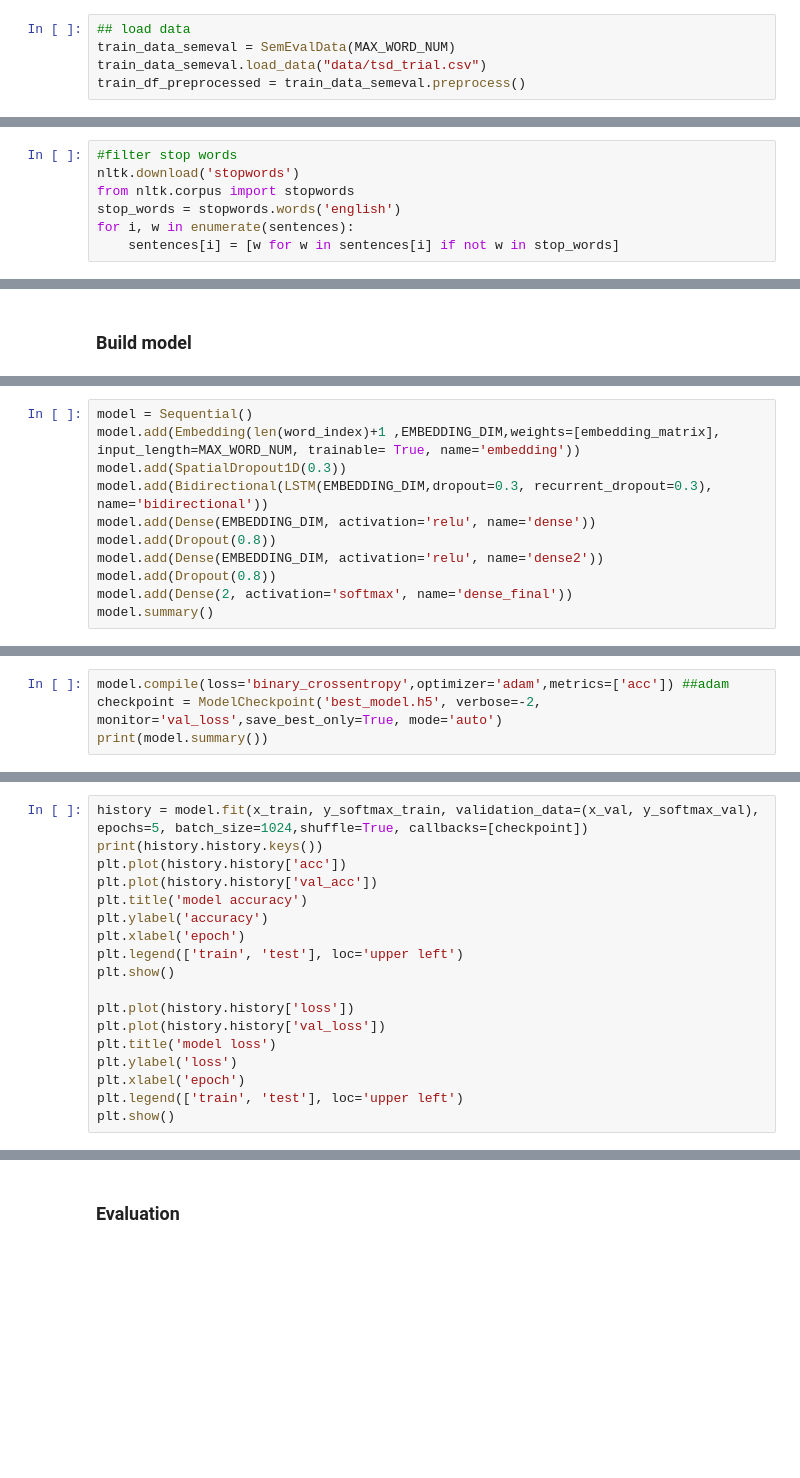
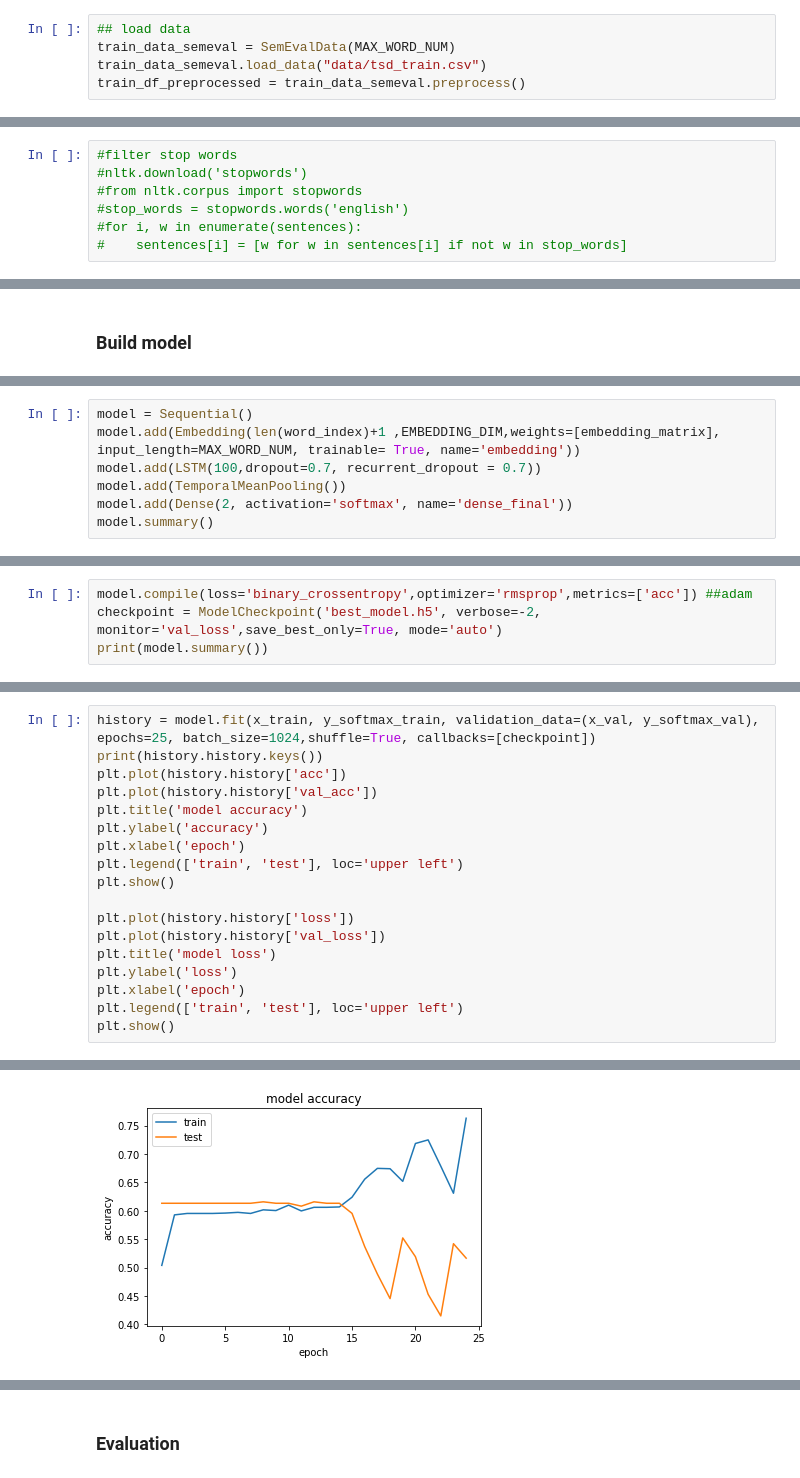
Before and after one commit to paatrycjaa/wedt-toxic-span-detection, a Jupyter notebook: lstm-lime.ipynb, the cells around one changed output, grey strips where cells are left out. Cells and saved outputs as stored; diff of their text form; blank space fills up the shorter version.

Commit message:
add not very good lstm

```diff
--- a/lstm-lime.ipynb
+++ b/lstm-lime.ipynb
@@ -46,7 +46,7 @@ True
 # %%
 ## load data
 train_data_semeval = SemEvalData(MAX_WORD_NUM)
-train_data_semeval.load_data("data/tsd_trial.csv")
+train_data_semeval.load_data("data/tsd_train.csv")
 train_df_preprocessed = train_data_semeval.preprocess()
 # %%
 train_df_preprocessed
@@ -93,8 +93,8 @@ for i, w in enumerate(sentences):
     sentences[i] = [word for word in sentences[i] if word.isalpha()]
 # %%
 #filter stop words
-nltk.download('stopwords')
-from nltk.corpus import stopwords
-stop_words = stopwords.words('english')
-for i, w in enumerate(sentences):
-    sentences[i] = [w for w in sentences[i] if not w in stop_words]
+#nltk.download('stopwords')
+#from nltk.corpus import stopwords
+#stop_words = stopwords.words('english')
+#for i, w in enumerate(sentences):
+#    sentences[i] = [w for w in sentences[i] if not w in stop_words]
@@ -180,11 +227,7 @@ for i in range(0, y_softmax_val.shape[0]):
 # %%
 model = Sequential()
 model.add(Embedding(len(word_index)+1 ,EMBEDDING_DIM,weights=[embedding_matrix], input_length=MAX_WORD_NUM, trainable= True, name='embedding'))
-model.add(SpatialDropout1D(0.3))
-model.add(Bidirectional(LSTM(EMBEDDING_DIM,dropout=0.3, recurrent_dropout=0.3), name='bidirectional'))
-model.add(Dense(EMBEDDING_DIM, activation='relu', name='dense'))
-model.add(Dropout(0.8))
-model.add(Dense(EMBEDDING_DIM, activation='relu', name='dense2'))
-model.add(Dropout(0.8))
+model.add(LSTM(100,dropout=0.7, recurrent_dropout = 0.7))
+model.add(TemporalMeanPooling())
 model.add(Dense(2, activation='softmax', name='dense_final'))
 model.summary()
@@ -191,4 +251,4 @@ model.summary()
 # %%
-model.compile(loss='binary_crossentropy',optimizer='adam',metrics=['acc']) ##adam
+model.compile(loss='binary_crossentropy',optimizer='rmsprop',metrics=['acc']) ##adam
 checkpoint = ModelCheckpoint('best_model.h5', verbose=-2, monitor='val_loss',save_best_only=True, mode='auto')
 print(model.summary())
@@ -195,5 +273,5 @@ print(model.summary())
 # %%
-history = model.fit(x_train, y_softmax_train, validation_data=(x_val, y_softmax_val), epochs=5, batch_size=1024,shuffle=True, callbacks=[checkpoint])
+history = model.fit(x_train, y_softmax_train, validation_data=(x_val, y_softmax_val), epochs=25, batch_size=1024,shuffle=True, callbacks=[checkpoint])
 print(history.history.keys())
 plt.plot(history.history['acc'])
 plt.plot(history.history['val_acc'])
@@ -210,3 +288,4 @@ plt.ylabel('loss')
 plt.xlabel('epoch')
 plt.legend(['train', 'test'], loc='upper left')
 plt.show()
+# %% [output]
@@ -212,0 +309 @@ plt.show()
+[figure, added]
```
Also changed, not shown: parts of 31 cells of this notebook, 6 other files.
